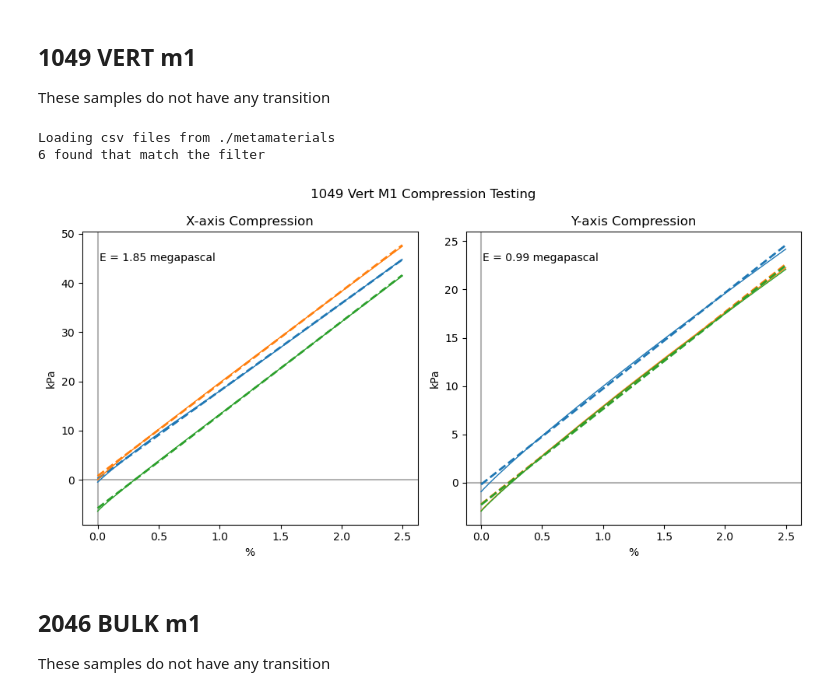
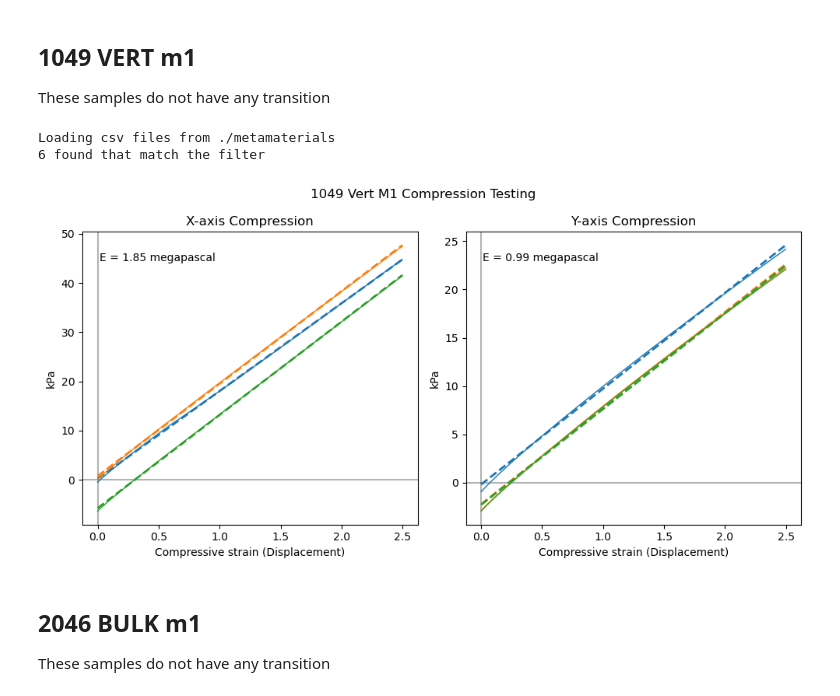
Before and after one commit to TransformativeRoboticsLab/FDE-Metamaterials, a Jupyter notebook: data/instron_tests/analysis.ipynb, the cells around one changed output. Cells and saved outputs as stored; diff of their text form; code cells hidden in the pictures.

```diff
--- a/data/instron_tests/analysis.ipynb
+++ b/data/instron_tests/analysis.ipynb
@@ -80,8 +86,9 @@ for i, group in enumerate(samples):
 x_col = 'Compressive strain (Displacement)'
 y1_col = 'Compressive stress'
 y2_col = 'Compressive stress (Line Fit)'
+# y2_col = 'Calculated compressive stress'
 # x bounds of plot
-strain_limits = (0., 0.025)
+strain_limits = (0., 0.1)
 
 # Plotting
 fig, axg = plt.subplots(4, 3, figsize=(12, 16))
@@ -171,14 +178,23 @@ samples = [BULK_m2_2mmTransition, BULK_m2_NoTransition]
 strain_limits = (0., 0.05)
 for group in samples:
     for s in group:
+        s.user_data = dict(
+            comp_dir=s.results_tables[0]['Compression Axis'],
+            width=150 * ureg.mm,
+            height=150 * ureg.mm,
+            thickness=28 * ureg.mm
+        )
+        s.data['Calculated compressive strain'] = (s.data['Compressive displacement'] /
+                                                   s.user_data['height']).pint.to('%')
+        s.data['Calculated compressive stress'] = s.data['Force'] / \
+            s.user_data['thickness'] / s.user_data['width']
         m, b = s.add_linear_fit(x='Compressive strain (Displacement)',
                                 y='Compressive stress',
                                 x_min=strain_limits[0],
                                 x_max=strain_limits[1])
-        s.user_data = dict(
+        s.user_data |= dict(
             E=m.to('MPa'),
             y_intercept=b,
-            comp_dir=s.results_tables[0]['Compression Axis']
         )
 # %% [output]
 Loading csv files from ./metamaterials
@@ -251,62 +268,66 @@ for i in range(nrows):
 ## 1049 VERT m1
 
 These samples do not have any transition
+# %%
+VERT_1049_m1_samples = ip.load_samples(DATA_DIR,
+                                       filter_fn=lambda f: 'vert' in f.stem.lower())
+strain_limits = (0, 0.025)
+
+for sample in VERT_1049_m1_samples:
+    sample.user_data = dict(
+        comp_dir=sample.results_tables[0]['Compresson Axis'],
+        height=150 * ureg.mm,
+        width=150 * ureg.mm,
+        thickness=28 * ureg.mm,
+    )
+    sample.data['Calculated compressive strain'] = sample.data['Compressive displacement'] / \
+        sample.user_data['height']
+    sample.data['Calculated compressive stress'] = sample.data['Force'] / \
+        sample.user_data['width'] / sample.user_data['thickness']
+    m, b = sample.add_linear_fit(x='Compressive strain (Displacement)',
+                                 y='Compressive stress',
+                                 x_min=strain_limits[0],
+                                 x_max=strain_limits[1])
+    sample.user_data |= dict(
+        E=m.to('MPa'),
+        y_intercept=b,
+    )
+# %% [output]
+Loading csv files from ./metamaterials
+6 found that match the filter
 # %%
-VERT_1049_m1_samples = ip.load_samples(DATA_DIR,
-                                       filter_fn=lambda f: 'vert' in f.stem.lower())
-strain_limits = (0, 0.025)
-
-for sample in VERT_1049_m1_samples:
-    m, b = sample.add_linear_fit(x='Compressive strain (Displacement)',
-                                 y='Compressive stress',
-                                 x_min=strain_limits[0],
-                                 x_max=strain_limits[1])
-    sample.user_data = dict(
-        E=m.to('MPa'),
-        y_intercept=b,
-        comp_dir=sample.results_tables[0]['Compresson Axis']
-    )
-
 # Data to plot
 x_col = 'Compressive strain (Displacement)'
 y1_col = 'Compressive stress'
 y2_col = 'Compressive stress (Line Fit)'
+# y2_col = 'Calculated compressive stress'
 # x bounds of plot
 
 comp_dirs = ['X', 'Y']
 
 fig, axs = plt.subplots(1, 2, figsize=(10, 5))
 
 for comp_dir, ax in zip(comp_dirs, axs):
     samples_to_plot = [
         s for s in VERT_1049_m1_samples if s.user_data['comp_dir'] == comp_dir]
     ax.axvline(color='k', alpha=0.3)
     ax.axhline(color='k', alpha=0.3)
     for sample in samples_to_plot:
-
-        mask = ((sample.data[x_col] >= strain_limits[0]) &
-                (sample.data[x_col] <= strain_limits[1]))
-        ax.plot(sample.data[x_col][mask],
-                sample.data[y1_col][mask],
-                lw=1)
-        ax.plot(sample.data[x_col][mask],
-                sample.data[y2_col][mask],
-                color=ax.lines[-1].get_color(),
-                lw=2,
-                ls='--')
+        sample.plot(x=x_col, y=y1_col, ax=ax, lw=1,
+                    x_min=strain_limits[0], x_max=strain_limits[1], legend=False)
+        sample.plot(x=x_col, y=y2_col, ax=ax, lw=2,
+                    x_min=strain_limits[0], x_max=strain_limits[1], ls='--', color=ax.lines[-1].get_color(), legend=False)
         ax.set_title(f'{comp_dir}-axis Compression')
 
     if samples_to_plot:
         Es = [s.user_data['E'] for s in samples_to_plot]
         avg_E = sum(Es) / len(Es) if Es else 0.
         ax.text(0.05, 0.9, f'E = {avg_E:.2f}', transform=ax.transAxes)
 
 fig.suptitle('1049 VERT m1 Compression Testing'.title())
 plt.tight_layout()
 # %% [output]
-Loading csv files from ./metamaterials
-6 found that match the filter
-[figure, old version]
+[figure, new version]
 # %% [markdown]
 ## 2046 BULK m1
 
```
Also changed, not shown: parts of 6 cells of this notebook, 1 other file.
